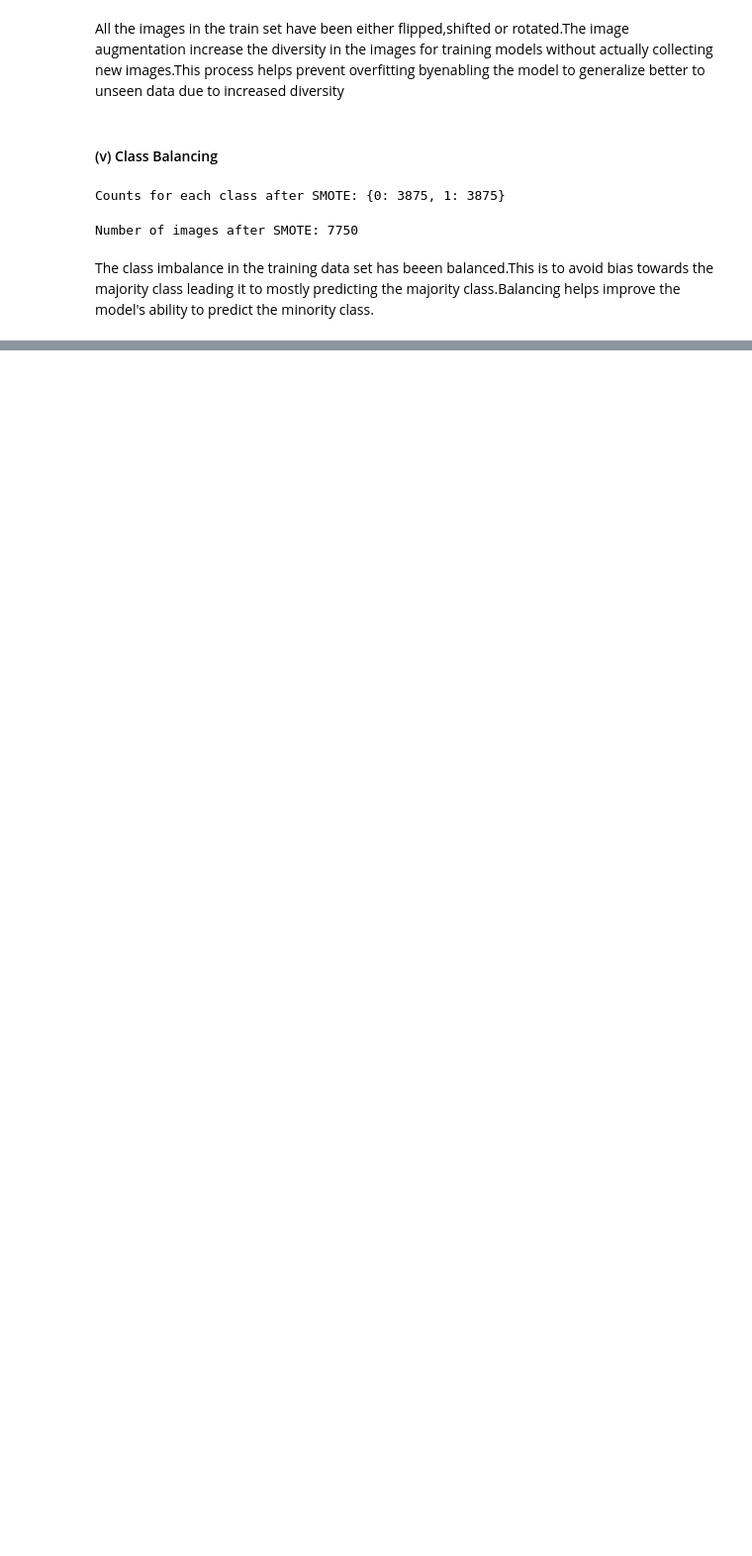
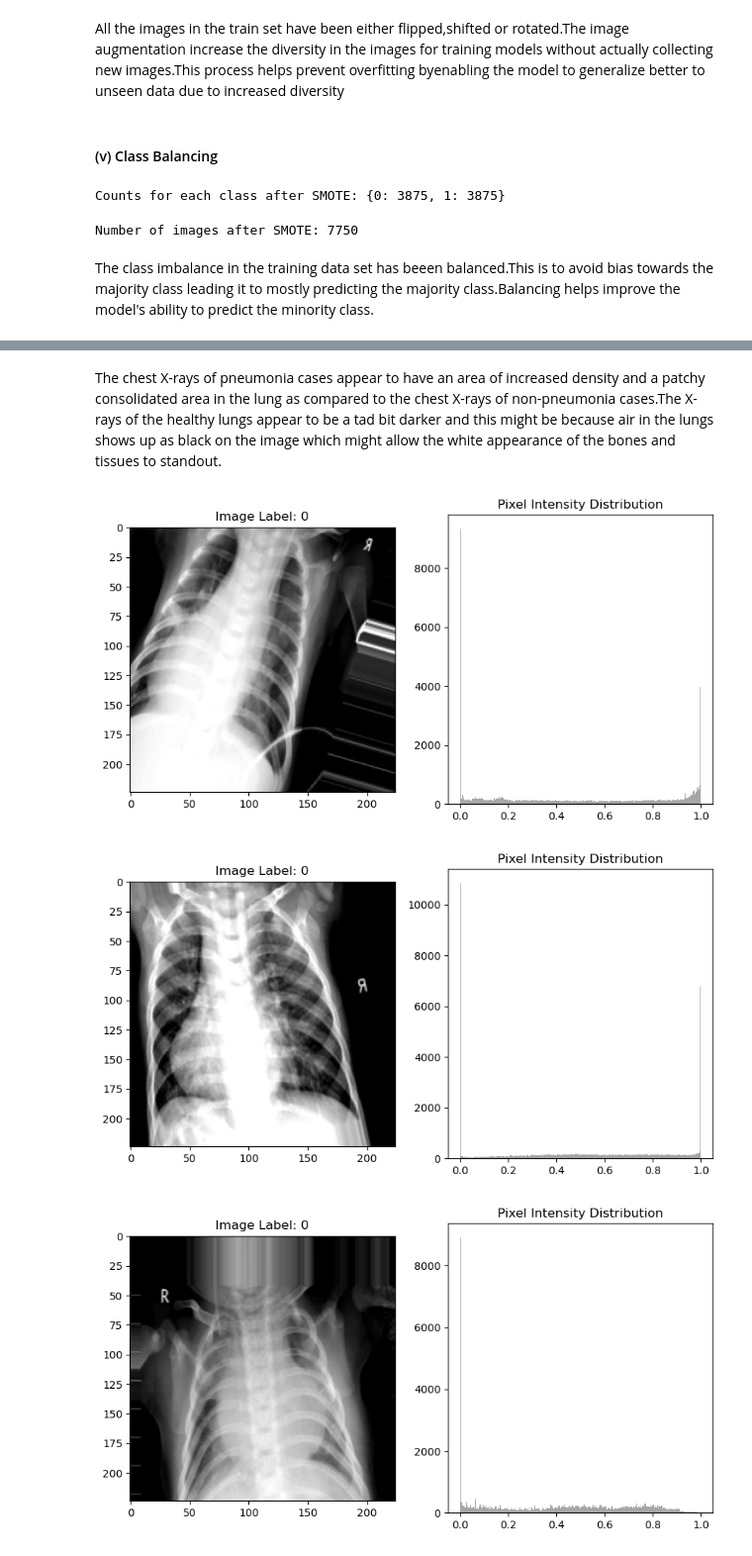
Before and after one commit to KimberlyWairimu/Phase-4-Project, a Jupyter notebook: The Notebook.ipynb, the cells around one changed output, grey strips where cells are left out. Shown at 99% size. Saved outputs shown, nothing was run; the diff lists cells and outputs as text; code cells hidden in the pictures; blank space fills up the shorter version.

```diff
--- a/The Notebook.ipynb
+++ b/The Notebook.ipynb
@@ -416,0 +455,24 @@ The class imbalance in the training data set has beeen balanced.This is to avoid
+# %% [markdown]
+The chest X-rays of pneumonia cases appear to have an area of increased density and a patchy consolidated area in the lung as compared to the chest X-rays of non-pneumonia cases.The X-rays of the healthy lungs appear to be a tad bit darker and this might be because air in the lungs shows up as black on the image which might allow the white appearance of the bones and tissues to standout.
+# %%
+# Get indices of cases for each class
+indices_0 = [i for i, label in enumerate(labels_res) if label == 0]
+indices_1 = [i for i, label in enumerate(labels_res) if label == 1]
+
+# Select the first few cases from each class
+selected_indices = indices_0[:5] + indices_1[:5]
+
+for i in selected_indices:
+    plt.figure(figsize=(10,5))
+    plt.subplot(1,2,1)
+    plt.imshow(images_res[i], cmap='gray')
+    plt.title('Image Label: ' + str(labels_res[i]))
+
+    plt.subplot(1,2,2)
+    plt.hist(images_res[i].ravel(), bins=256, color='gray', alpha=0.7)
+    plt.title('Pixel Intensity Distribution')
+    plt.show()
+# %% [output]
+[figure, added]
+[figure, added]
+[figure, added]
```
Also changed, not shown: parts of 17 cells of this notebook.
